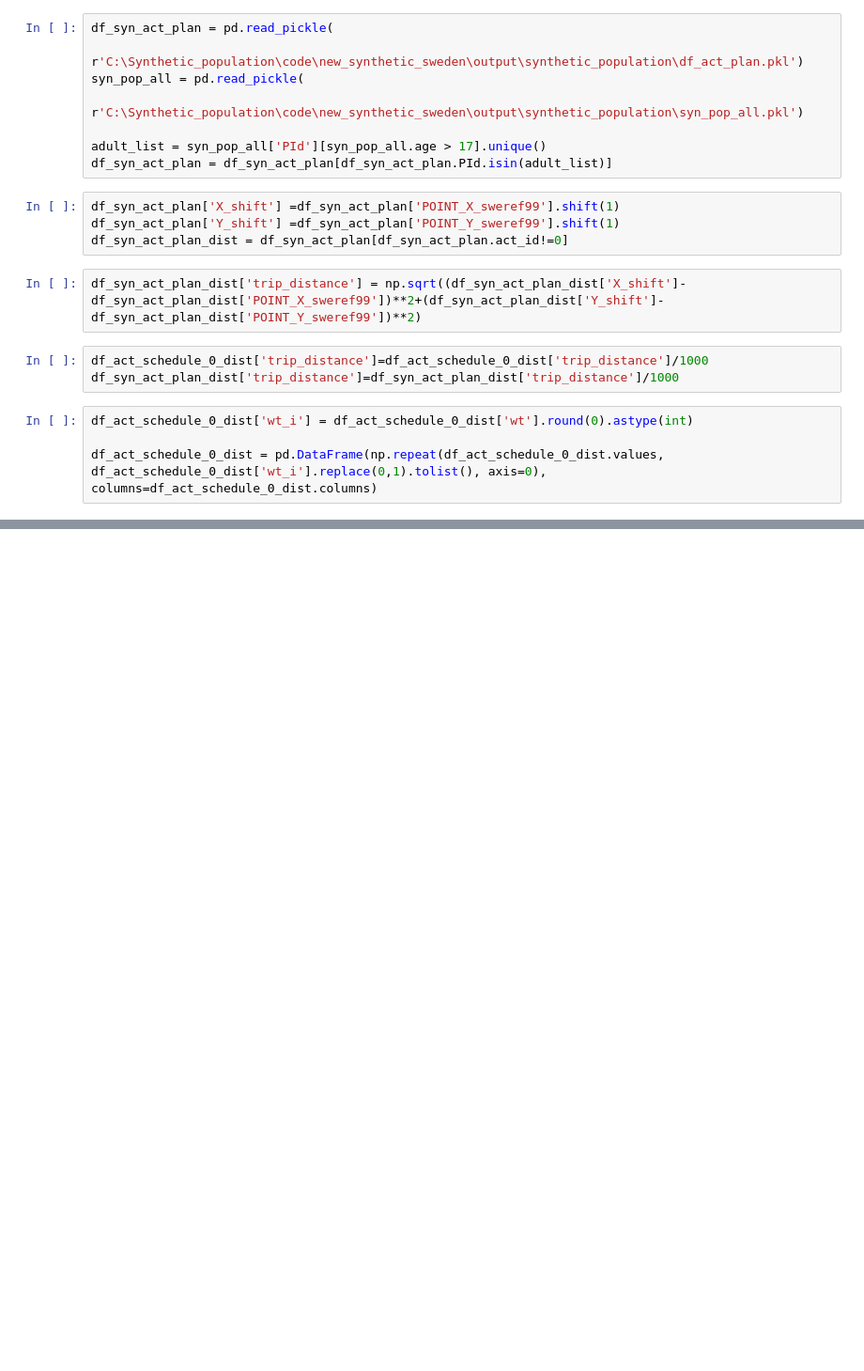
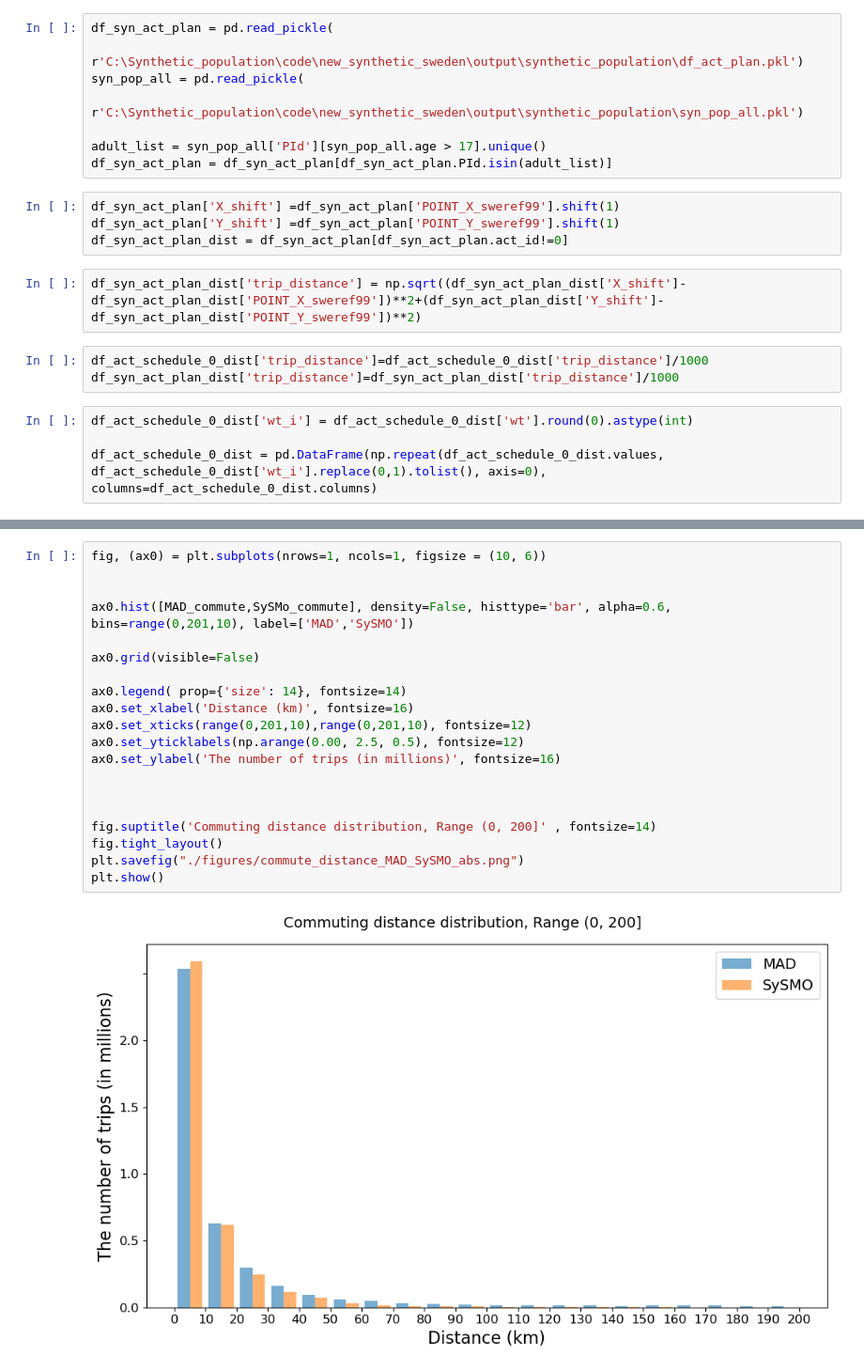
Before and after one commit to tozlucaglar/MAD4AG, a Jupyter notebook: src/9.1-Trip-distance-evaluation.ipynb, the cells around one changed output, grey strips where cells are left out. Shown at 94% size. Saved outputs shown, nothing was run; the diff lists cells and outputs as text; blank space fills up the shorter version.

```diff
--- a/src/9.1-Trip-distance-evaluation.ipynb
+++ b/src/9.1-Trip-distance-evaluation.ipynb
@@ -126,0 +177,22 @@ plt.show()
+# %%
+fig, (ax0) = plt.subplots(nrows=1, ncols=1, figsize = (10, 6))
+
+
+ax0.hist([MAD_commute,SySMo_commute], density=False, histtype='bar', alpha=0.6, bins=range(0,201,10), label=['MAD','SySMO'])
+
+ax0.grid(visible=False)
+
+ax0.legend( prop={'size': 14}, fontsize=14)
+ax0.set_xlabel('Distance (km)', fontsize=16)
+ax0.set_xticks(range(0,201,10),range(0,201,10), fontsize=12)
+ax0.set_yticklabels(np.arange(0.00, 2.5, 0.5), fontsize=12)
+ax0.set_ylabel('The number of trips (in millions)', fontsize=16)
+
+
+
+fig.suptitle('Commuting distance distribution, Range (0, 200]' , fontsize=14)
+fig.tight_layout()
+plt.savefig("./figures/commute_distance_MAD_SySMO_abs.png")
+plt.show()
+# %% [output]
+[figure, added]
```
Also changed, not shown: parts of 9 cells of this notebook, 12 other files.
